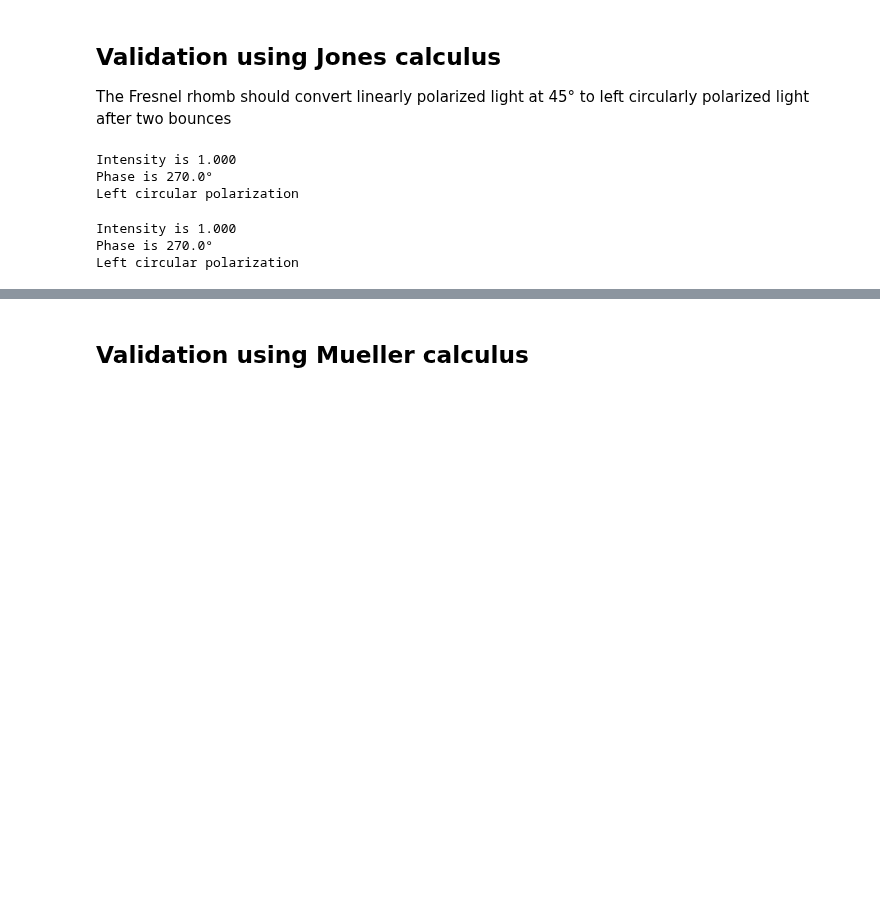
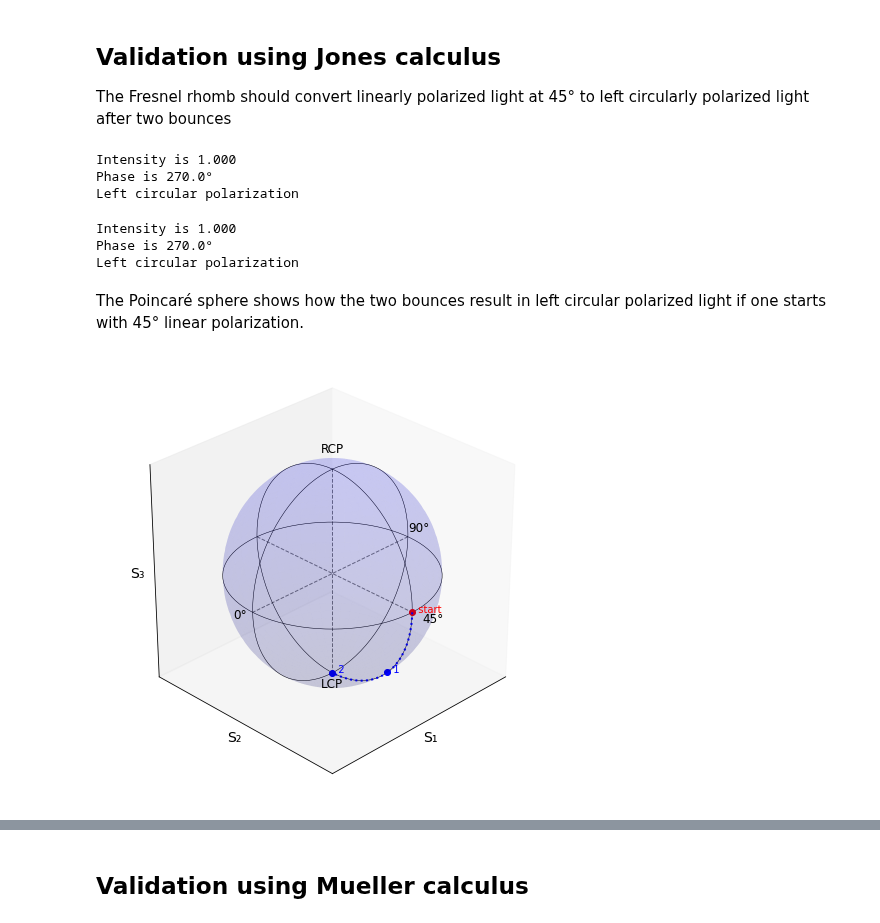
Before and after one commit to scottprahl/pypolar, a Jupyter notebook: docs/08-Fresnel-Rhomb.ipynb, the cells around one changed output, grey strips where cells are left out. Cells and saved outputs as stored; diff of their text form; code cells hidden in the pictures; blank space fills up the shorter version.

Commit message:
another Poincaré example

```diff
--- a/docs/08-Fresnel-Rhomb.ipynb
+++ b/docs/08-Fresnel-Rhomb.ipynb
@@ -149,3 +150,28 @@ print(jones.interpret(out))
 Intensity is 1.000
 Phase is 270.0°
 Left circular polarization
+# %% [markdown]
+The Poincaré sphere shows how the two bounces result in left circular polarized light if one starts with 45° linear polarization.
+# %%
+m=1/1.5151
+angle = 55.0822*np.pi/180
+R = jones.op_fresnel_reflection(m, angle)
+
+fig = plt.figure(figsize=(8, 8))
+ax = fig.add_subplot(111, projection='3d')
+vis.draw_empty_sphere(ax)
+
+J1 = jones.field_linear(np.radians(45))
+J2 = R @ J1
+J3 = R @ J2
+
+vis.draw_jones_poincare(J1, ax, label='  start', color='red')
+vis.draw_jones_poincare(J2, ax, label='  1', color='blue')
+vis.draw_jones_poincare(J3, ax, label='  2', color='blue')
+
+vis.join_jones_poincare(J1, J2, ax, color='blue', lw=2, linestyle=':')
+vis.join_jones_poincare(J2, J3, ax, color='blue', lw=2, linestyle=':')
+
+plt.show()
+# %% [output]
+[figure, added]
```
Also changed, not shown: parts of 8 cells of this notebook.
